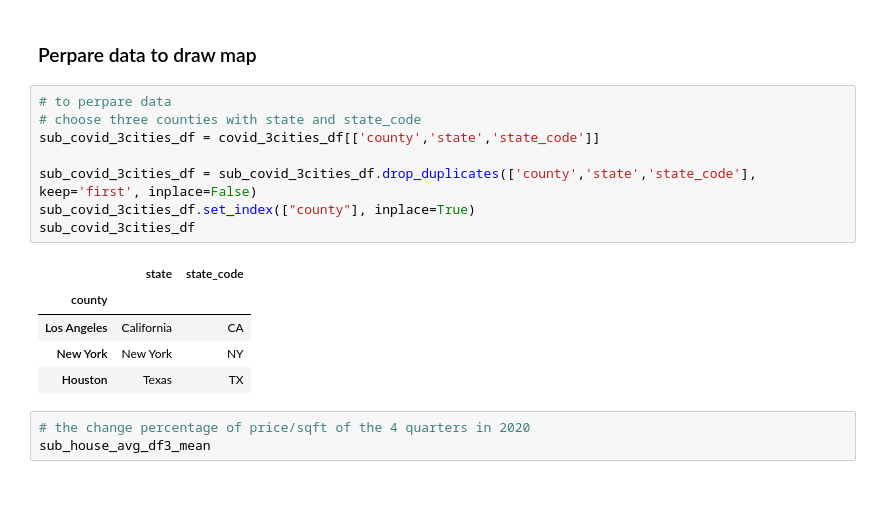
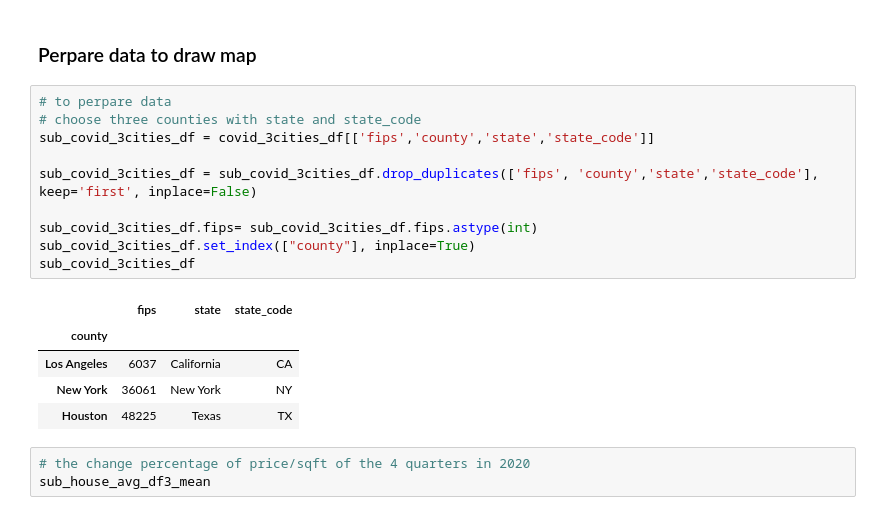
Before and after one commit to Yuehao-Wang/AIM-5001, a Jupyter notebook: Y_Wang_Final_Project.ipynb, the cells around one changed output. Saved outputs shown, nothing was run; the diff lists cells and outputs as text.

```diff
--- a/Y_Wang_Final_Project.ipynb
+++ b/Y_Wang_Final_Project.ipynb
@@ -780,17 +791,19 @@ By contrary, the average price/sqft falled in the all four quaters in Los Angele
 # %%
 # to perpare data
 # choose three counties with state and state_code
-sub_covid_3cities_df = covid_3cities_df[['county','state','state_code']]
+sub_covid_3cities_df = covid_3cities_df[['fips','county','state','state_code']]
 
-sub_covid_3cities_df = sub_covid_3cities_df.drop_duplicates(['county','state','state_code'], keep='first', inplace=False)
+sub_covid_3cities_df = sub_covid_3cities_df.drop_duplicates(['fips', 'county','state','state_code'], keep='first', inplace=False)
+
+sub_covid_3cities_df.fips= sub_covid_3cities_df.fips.astype(int)
 sub_covid_3cities_df.set_index(["county"], inplace=True)
 sub_covid_3cities_df
 # %% [output]
-|  | state | state_code |
-| county |  |  |
-| Los Angeles | California | CA |
-| New York | New York | NY |
-| Houston | Texas | TX |
+|  | fips | state | state_code |
+| county |  |  |  |
+| Los Angeles | 6037 | California | CA |
+| New York | 36061 | New York | NY |
+| Houston | 48225 | Texas | TX |
 # %%
 # the change percentage of price/sqft of the 4 quarters in 2020
 sub_house_avg_df3_mean
```
Also changed, not shown: parts of 5 cells of this notebook.
